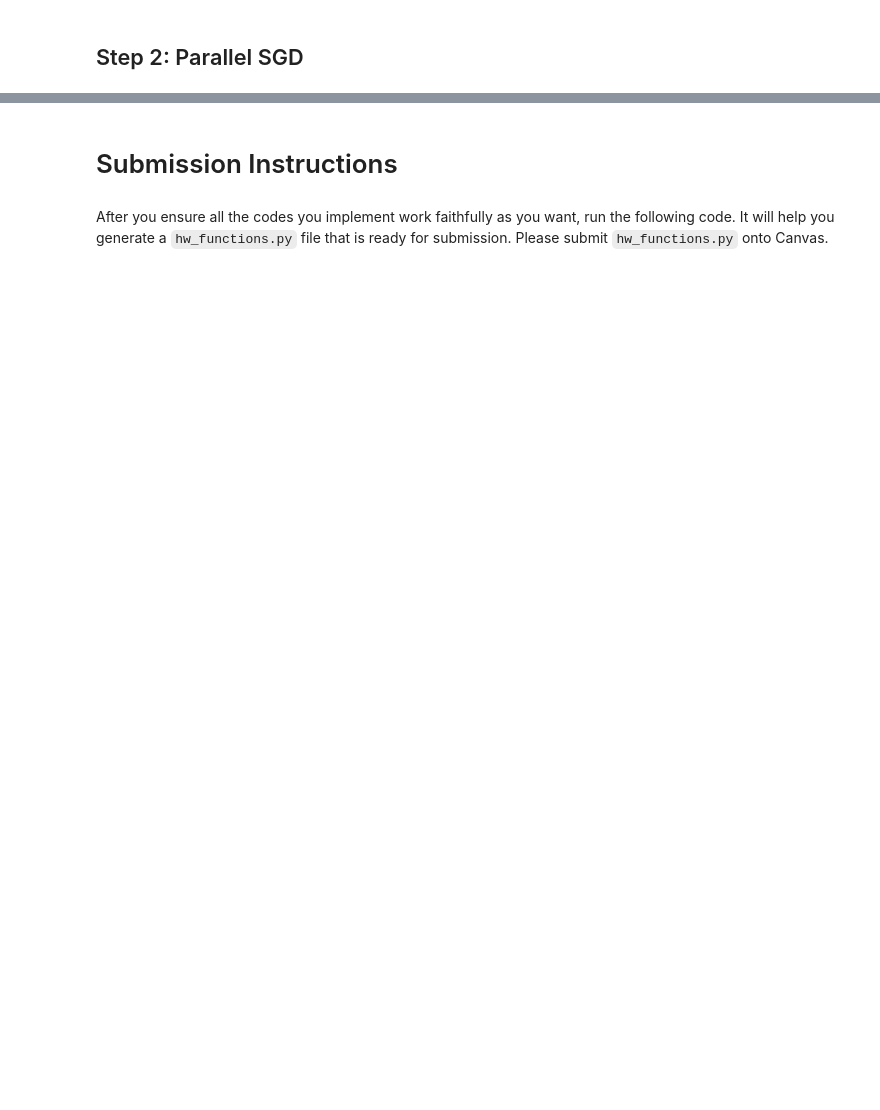
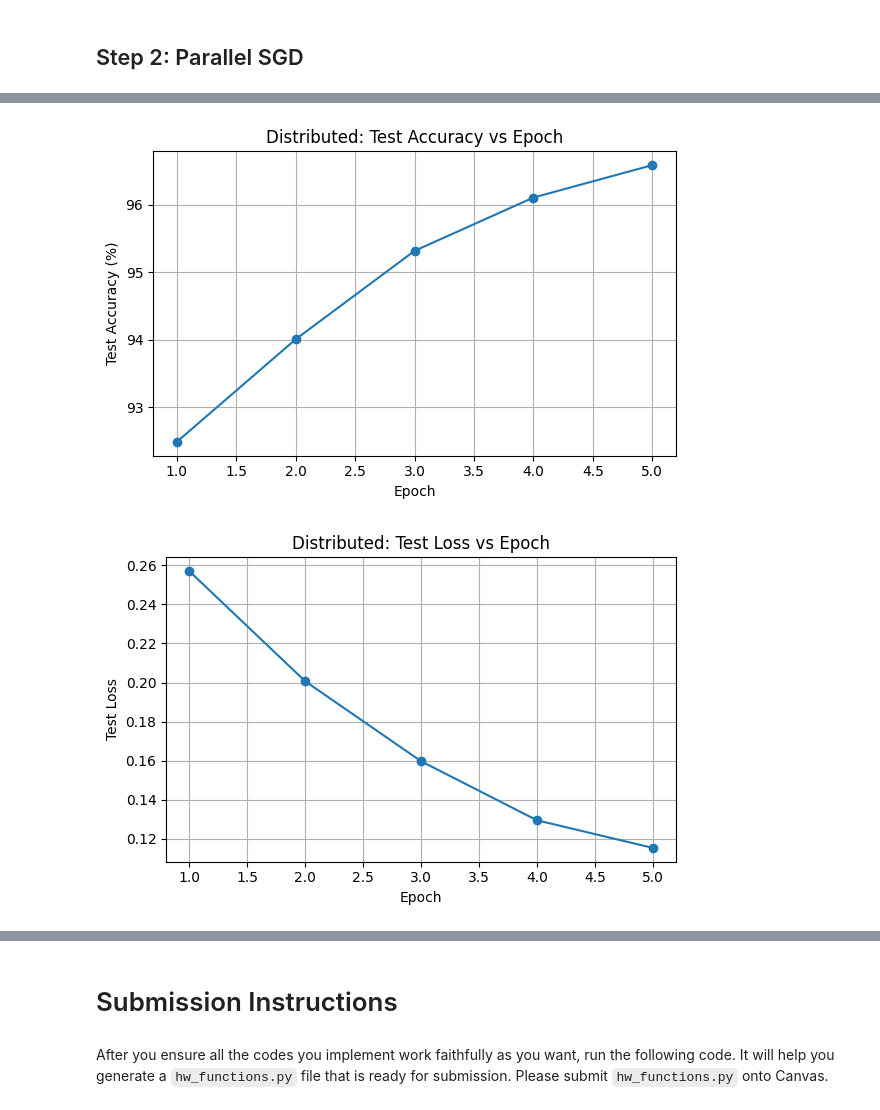
Before and after one commit to CashelF/dist-optim-hw4, a Jupyter notebook: hw4_starter_code.ipynb, the cells around one changed output, grey strips where cells are left out. Drawn from its saved outputs; the diff is of its cells as text; code cells hidden in the pictures; blank space fills up the shorter version.

```diff
--- a/hw4_starter_code.ipynb
+++ b/hw4_starter_code.ipynb
@@ -783,0 +961,28 @@ for epoch, (test_loss, test_acc) in dict(result).items():
+# %%
+import matplotlib.pyplot as plt
+
+res = dict(result)
+epochs = sorted(res.keys())
+loss_hist = [res[e][0] for e in epochs]
+acc_hist  = [res[e][1] for e in epochs]
+
+plt.figure(figsize=(6,4))
+plt.plot(epochs, acc_hist, marker='o')
+plt.xlabel("Epoch")
+plt.ylabel("Test Accuracy (%)")
+plt.title("Distributed: Test Accuracy vs Epoch")
+plt.grid(True)
+plt.tight_layout()
+plt.show()
+
+plt.figure(figsize=(6,4))
+plt.plot(epochs, loss_hist, marker='o')
+plt.xlabel("Epoch")
+plt.ylabel("Test Loss")
+plt.title("Distributed: Test Loss vs Epoch")
+plt.grid(True)
+plt.tight_layout()
+plt.show()
+# %% [output]
+[figure, added]
+[figure, added]
```
Also changed, not shown: parts of 21 cells of this notebook, 1 other file.
